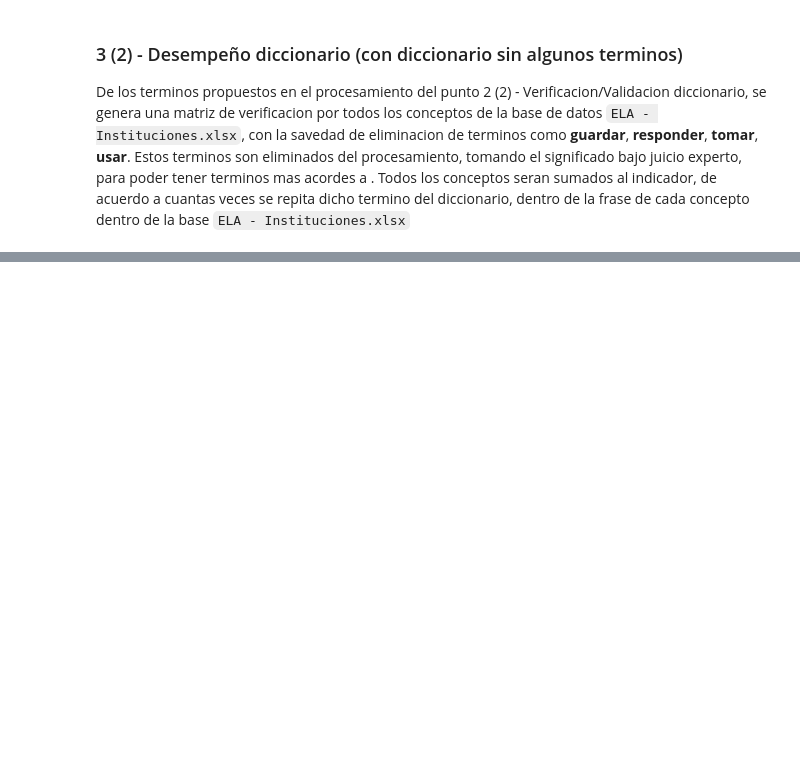
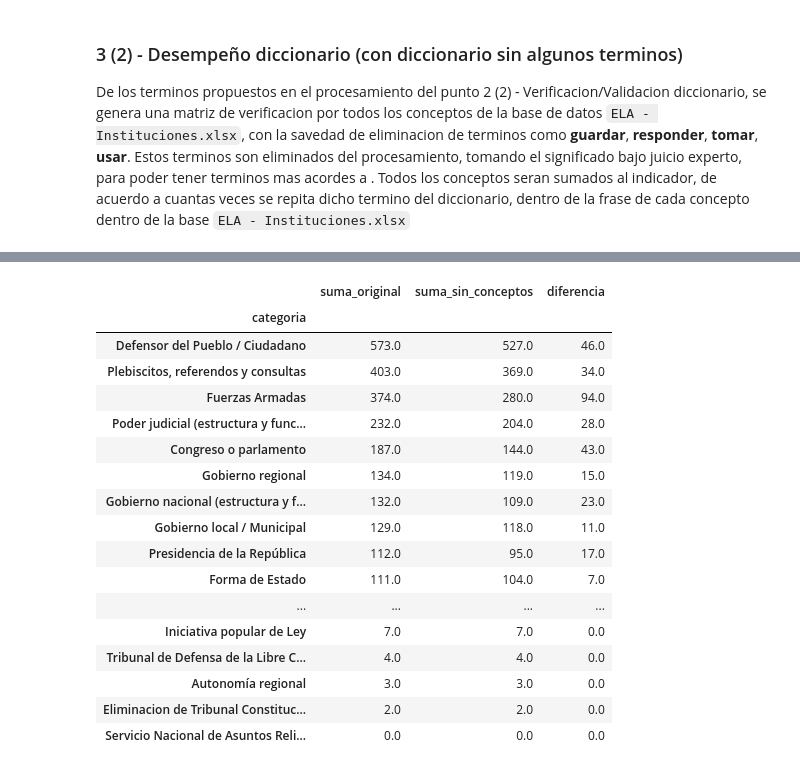
Before and after one commit to napb/PLN_Final, a Jupyter notebook: Tarea3.ipynb, the cells around one changed output, grey strips where cells are left out. Cells and saved outputs as stored; diff of their text form; code cells hidden in the pictures; blank space fills up the shorter version.

```diff
--- a/Tarea3.ipynb
+++ b/Tarea3.ipynb
@@ -236,0 +289,25 @@ df_dummy_categories_ffaa.sort_values(by = ['suma'], ascending = False)
+# %%
+pd.DataFrame({
+  'suma_original': df_dummy_categories_ffaa['suma'],
+  'suma_sin_conceptos': df_dummy_categories_ffaa_['suma'],
+  'diferencia': df_dummy_categories_ffaa['suma'] - df_dummy_categories_ffaa_['suma'],
+}).sort_values(by = ['suma_original', 'suma_sin_conceptos'], ascending = False)
+# %% [output]
+|  | suma_original | suma_sin_conceptos | diferencia |
+| categoria |  |  |  |
+| Defensor del Pueblo / Ciudadano | 573.0 | 527.0 | 46.0 |
+| Plebiscitos, referendos y consultas | 403.0 | 369.0 | 34.0 |
+| Fuerzas Armadas | 374.0 | 280.0 | 94.0 |
+| Poder judicial (estructura y func... | 232.0 | 204.0 | 28.0 |
+| Congreso o parlamento | 187.0 | 144.0 | 43.0 |
+| Gobierno regional | 134.0 | 119.0 | 15.0 |
+| Gobierno nacional (estructura y f... | 132.0 | 109.0 | 23.0 |
+| Gobierno local / Municipal | 129.0 | 118.0 | 11.0 |
+| Presidencia de la República | 112.0 | 95.0 | 17.0 |
+| Forma de Estado | 111.0 | 104.0 | 7.0 |
+| ... | ... | ... | ... |
+| Iniciativa popular de Ley | 7.0 | 7.0 | 0.0 |
+| Tribunal de Defensa de la Libre C... | 4.0 | 4.0 | 0.0 |
+| Autonomía regional | 3.0 | 3.0 | 0.0 |
+| Eliminacion de Tribunal Constituc... | 2.0 | 2.0 | 0.0 |
+| Servicio Nacional de Asuntos Reli... | 0.0 | 0.0 | 0.0 |
```
Also changed, not shown: parts of 5 cells of this notebook.
